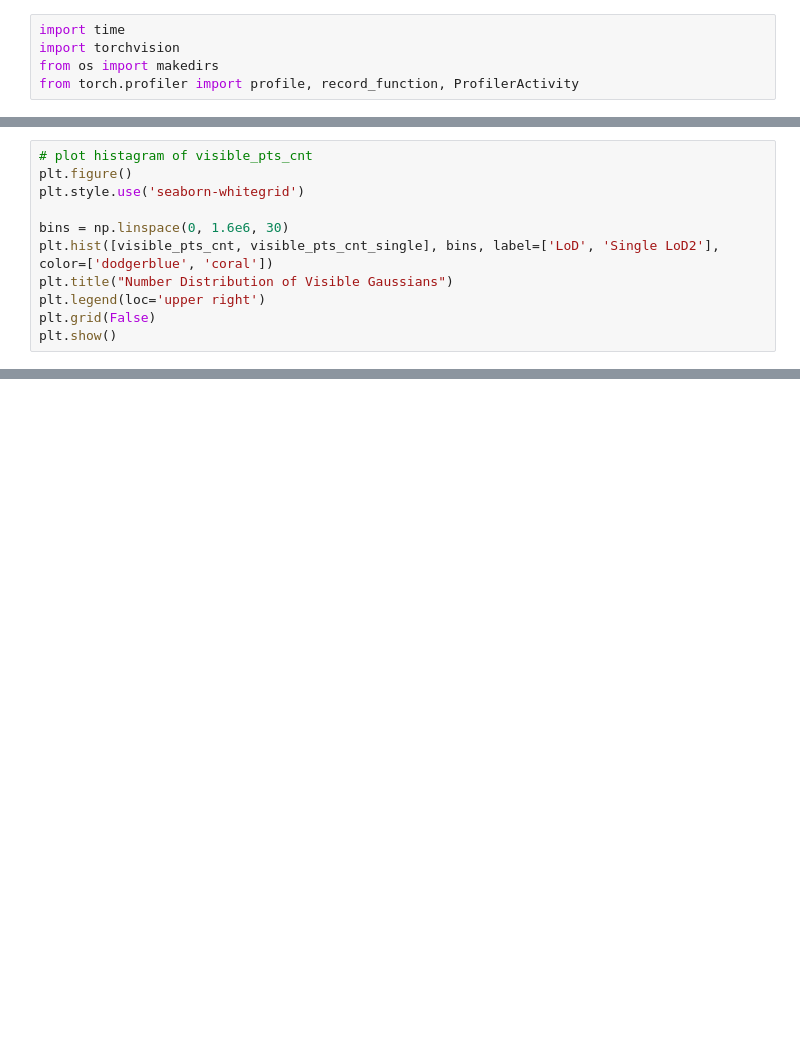
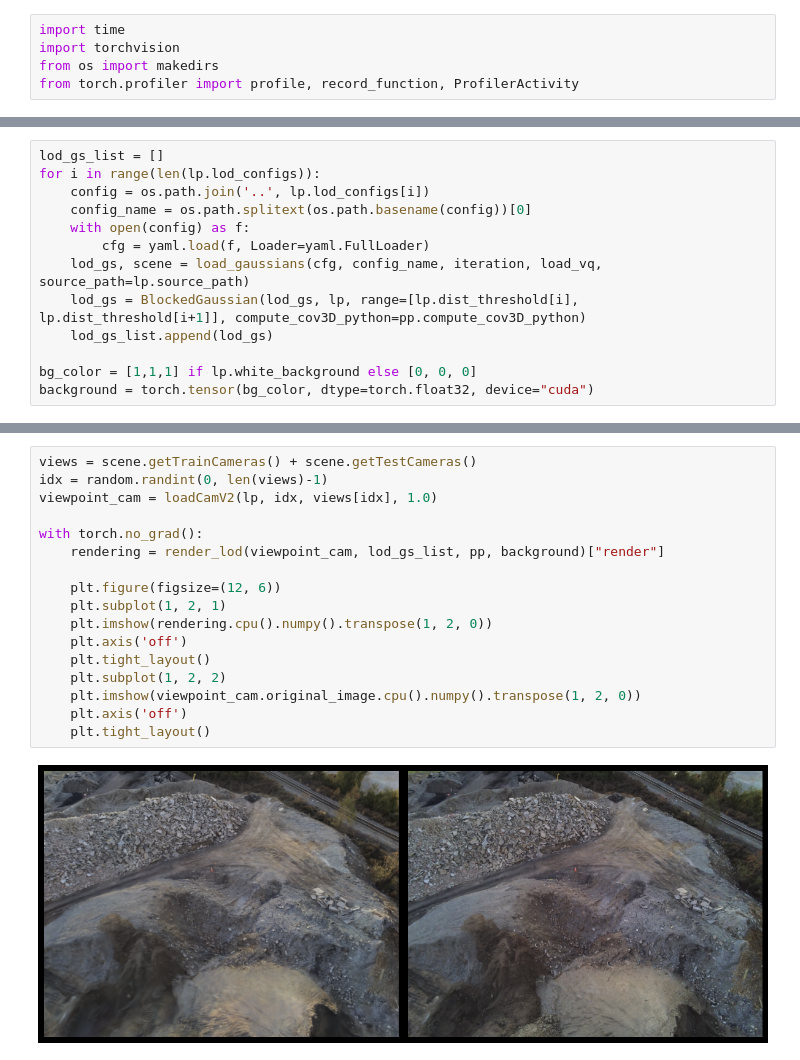
Before and after one commit to DekuLiuTesla/CityGaussian, a Jupyter notebook: notebooks/lod_dev_2.ipynb, the cells around one changed output, grey strips where cells are left out. Saved outputs shown, nothing was run; the diff lists cells and outputs as text; blank space fills up the shorter version.

```diff
--- a/notebooks/lod_dev_2.ipynb
+++ b/notebooks/lod_dev_2.ipynb
@@ -663,11 +401,0 @@ Average Memory: 7312.5326 M
-# %%
-# plot histagram of visible_pts_cnt
-plt.figure()
-plt.style.use('seaborn-whitegrid')
-
-bins = np.linspace(0, 1.6e6, 30)
-plt.hist([visible_pts_cnt, visible_pts_cnt_single], bins, label=['LoD', 'Single LoD2'], color=['dodgerblue', 'coral'])
-plt.title("Number Distribution of Visible Gaussians")
-plt.legend(loc='upper right')
-plt.grid(False)
-plt.show()
@@ -675,0 +402,13 @@ plt.show()
+# %%
+lod_gs_list = []
+for i in range(len(lp.lod_configs)):
+    config = os.path.join('..', lp.lod_configs[i])
+    config_name = os.path.splitext(os.path.basename(config))[0]
+    with open(config) as f:
+        cfg = yaml.load(f, Loader=yaml.FullLoader)
+    lod_gs, scene = load_gaussians(cfg, config_name, iteration, load_vq, source_path=lp.source_path)
+    lod_gs = BlockedGaussian(lod_gs, lp, range=[lp.dist_threshold[i], lp.dist_threshold[i+1]], compute_cov3D_python=pp.compute_cov3D_python)
+    lod_gs_list.append(lod_gs)
+
+bg_color = [1,1,1] if lp.white_background else [0, 0, 0]
+background = torch.tensor(bg_color, dtype=torch.float32, device="cuda")
@@ -675,0 +426,19 @@ plt.show()
+# %%
+views = scene.getTrainCameras() + scene.getTestCameras()
+idx = random.randint(0, len(views)-1)
+viewpoint_cam = loadCamV2(lp, idx, views[idx], 1.0)
+
+with torch.no_grad():
+    rendering = render_lod(viewpoint_cam, lod_gs_list, pp, background)["render"]
+
+    plt.figure(figsize=(12, 6))
+    plt.subplot(1, 2, 1)
+    plt.imshow(rendering.cpu().numpy().transpose(1, 2, 0))
+    plt.axis('off')
+    plt.tight_layout()
+    plt.subplot(1, 2, 2)
+    plt.imshow(viewpoint_cam.original_image.cpu().numpy().transpose(1, 2, 0))
+    plt.axis('off')
+    plt.tight_layout()
+# %% [output]
+[figure, added]
```
Also changed, not shown: parts of 8 cells of this notebook, 3 other files.
